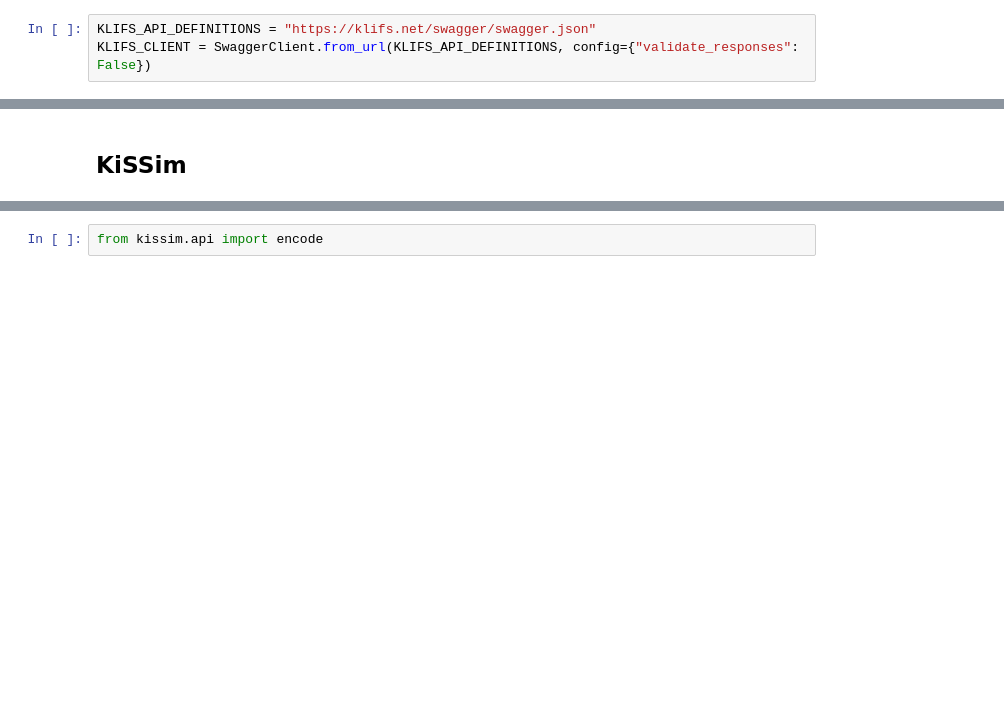
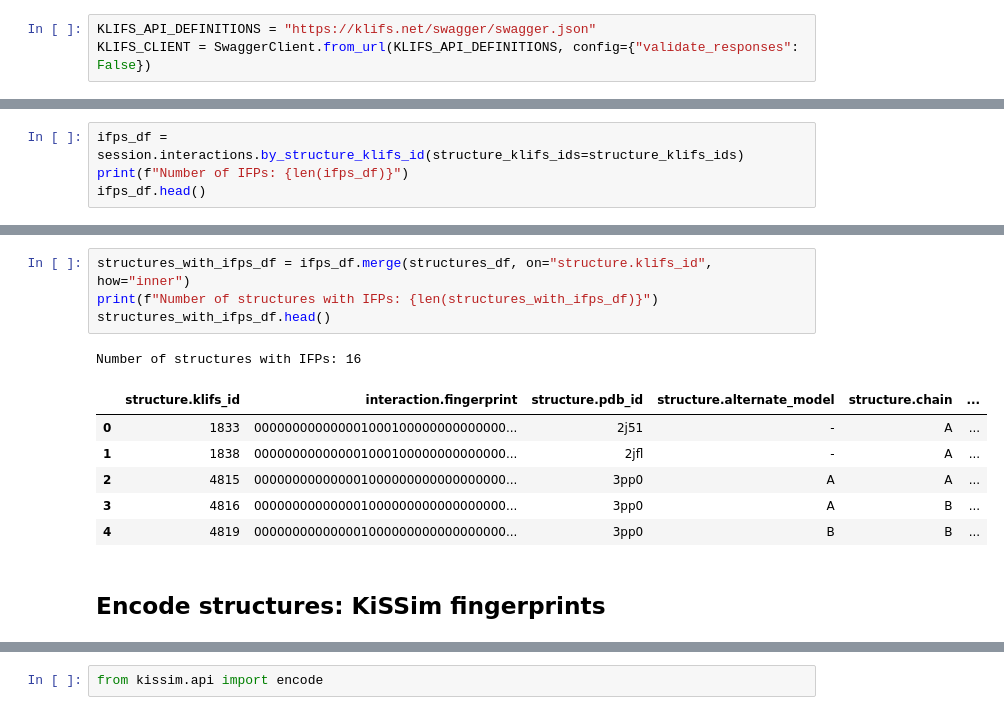
Before and after one commit to volkamerlab/cicag_klifs_workshop, a Jupyter notebook: klifs_workshop.ipynb, the cells around one changed output, grey strips where cells are left out. Drawn from its saved outputs; the diff is of its cells as text; blank space fills up the shorter version.

```diff
--- a/klifs_workshop.ipynb
+++ b/klifs_workshop.ipynb
@@ -47,0 +208,4 @@ len(structures)
+# %%
+ifps_df = session.interactions.by_structure_klifs_id(structure_klifs_ids=structure_klifs_ids)
+print(f"Number of IFPs: {len(ifps_df)}")
+ifps_df.head()
@@ -48,2 +220,14 @@ len(structures)
+# %%
+structures_with_ifps_df = ifps_df.merge(structures_df, on="structure.klifs_id", how="inner")
+print(f"Number of structures with IFPs: {len(structures_with_ifps_df)}")
+structures_with_ifps_df.head()
+# %% [output]
+Number of structures with IFPs: 16
+|  | structure.klifs_id | interaction.fingerprint | structure.pdb_id | structure.alternate_model | structure.chain | ... |
+| 0 | 1833 | 000000000000001000100000000000000... | 2j51 | - | A | ... |
+| 1 | 1838 | 000000000000001000100000000000000... | 2jfl | - | A | ... |
+| 2 | 4815 | 000000000000001000000000000000000... | 3pp0 | A | A | ... |
+| 3 | 4816 | 000000000000001000000000000000000... | 3pp0 | A | B | ... |
+| 4 | 4819 | 000000000000001000000000000000000... | 3pp0 | B | B | ... |
 # %% [markdown]
-## KiSSim
+## Encode structures: KiSSim fingerprints
```
Also changed, not shown: parts of 60 cells of this notebook.
